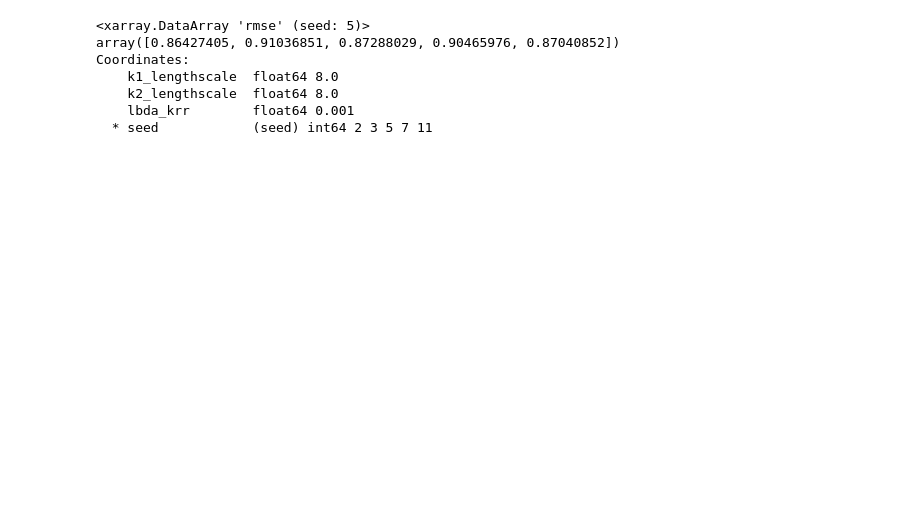
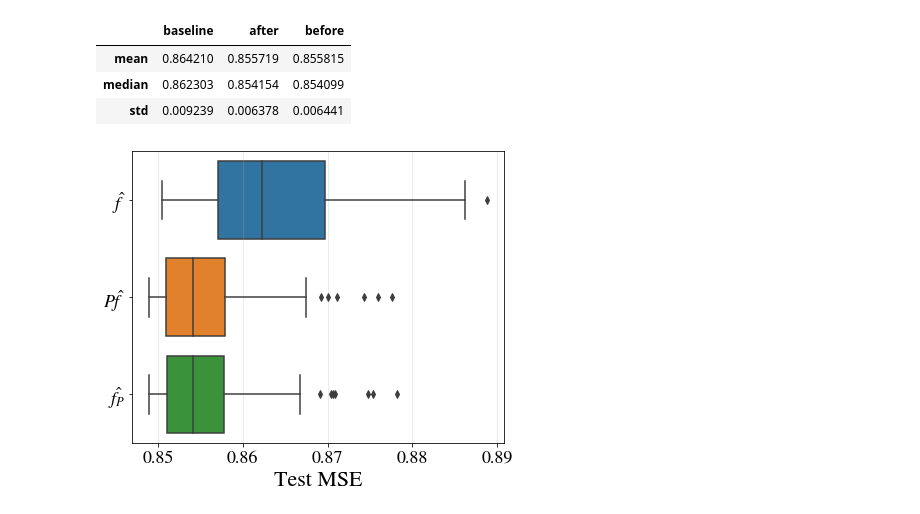
Before and after one commit to shahineb/collider-regression, a Jupyter notebook: notebooks/FaIR-experiment-score-analysis.ipynb, the cells around one changed output. Drawn from its saved outputs; the diff is of its cells as text; code cells hidden in the pictures; blank space fills up the shorter version.

Commit message:
added score analysis notebooks

```diff
--- a/notebooks/FaIR-experiment-score-analysis.ipynb
+++ b/notebooks/FaIR-experiment-score-analysis.ipynb
@@ -26,10 +1,46 @@ baseline = xr.open_dataset('../sandbox/search/FaIR/aggregate/baseline/cv-search-
-# %%
-baseline.rmse.sel(k1_lengthscale=8., k2_lengthscale=8., lbda_krr=0.001)**2
-# %% [output]
-<xarray.DataArray 'rmse' (seed: 5)>
-array([0.86427405, 0.91036851, 0.87288029, 0.90465976, 0.87040852])
-Coordinates:
-    k1_lengthscale  float64 8.0
-    k2_lengthscale  float64 8.0
-    lbda_krr        float64 0.001
-  * seed            (seed) int64 2 3 5 7 11
+# %%
+import os
+from glob import glob
+import yaml
+import numpy as np
+import matplotlib
+import matplotlib.pyplot as plt
+import seaborn as sns
+import pandas as pd
+from scipy.stats import wilcoxon
+from itertools import combinations
+
+matplotlib.rcParams['mathtext.fontset'] = 'stix'
+matplotlib.rcParams['font.family'] = 'STIXGeneral'
+# %%
+# Load scores from multiple runs with multiple seeds
+dirpaths = glob('../experiments/data/outputs/FaIR_experiment/*')
+scores = {'baseline':[], 'after':[], 'before':[]}
+for dirpath in dirpaths:
+    with open(os.path.join(dirpath, 'scores.metrics'), "r") as f:
+        foo = yaml.safe_load(f)
+        scores['baseline'].append(foo['baseline'])
+        scores['after'].append(foo['after'])
+        scores['before'].append(foo['before'])
+scores_df = pd.DataFrame(scores)
+# %%
+scores_df.aggregate(['mean', 'median', 'std'])
+# %% [output]
+|  | baseline | after | before |
+| mean | 0.864210 | 0.855719 | 0.855815 |
+| median | 0.862303 | 0.854154 | 0.854099 |
+| std | 0.009239 | 0.006378 | 0.006441 |
+# %%
+fig, ax = plt.subplots(1, 1, figsize=(6, 5))
+ax.grid(alpha=0.3)
+sns.boxplot(data=scores_df, orient='h', ax=ax)
+
+ax.set_xlabel("Test MSE", fontsize=22)
+ax.set_yticklabels([r'$\hatf$', r'$P\hatf$', r'$\hat{f_P}$'])
+ax.set_yticklabels([r'$\hatf$', r'$P\hatf$', r'$\hat{f_P}$'])
+ax.tick_params(labelsize=18)
+
+plt.tight_layout()
+plt.show()
+# %% [output]
+[figure, added]
```
Also changed, not shown: parts of 4 cells of this notebook, 8 other files.
